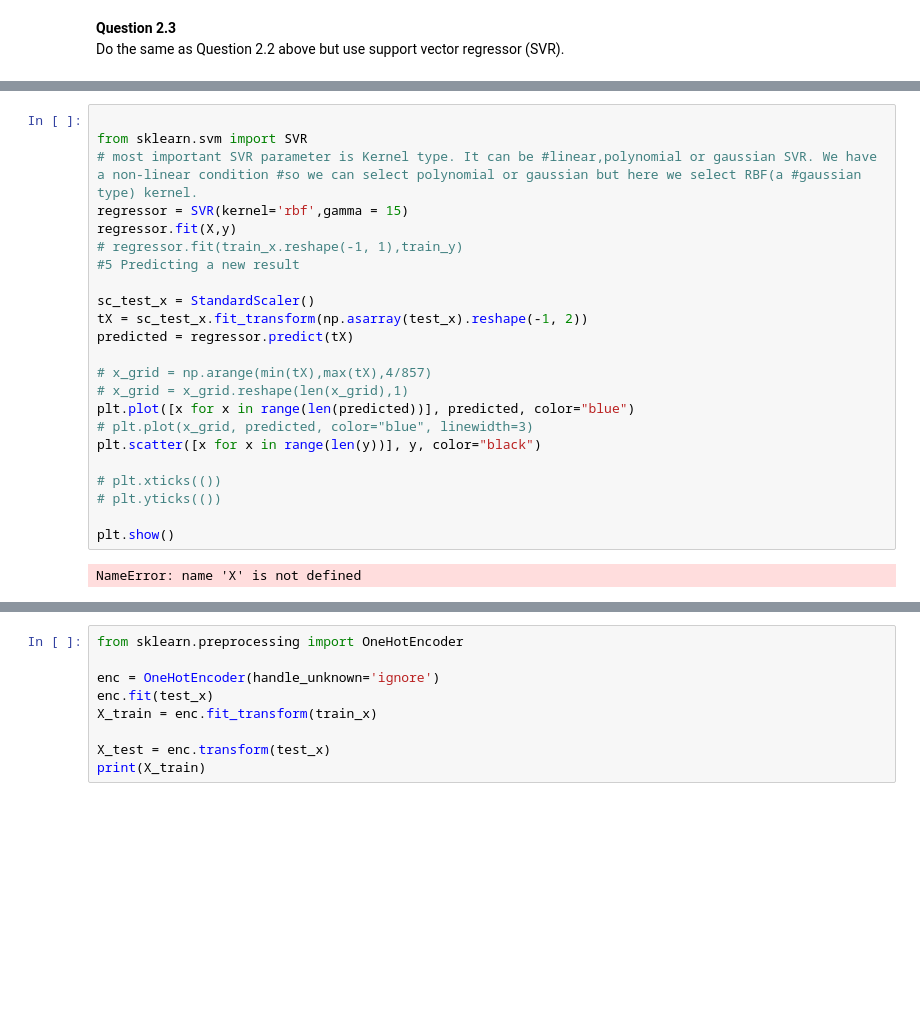
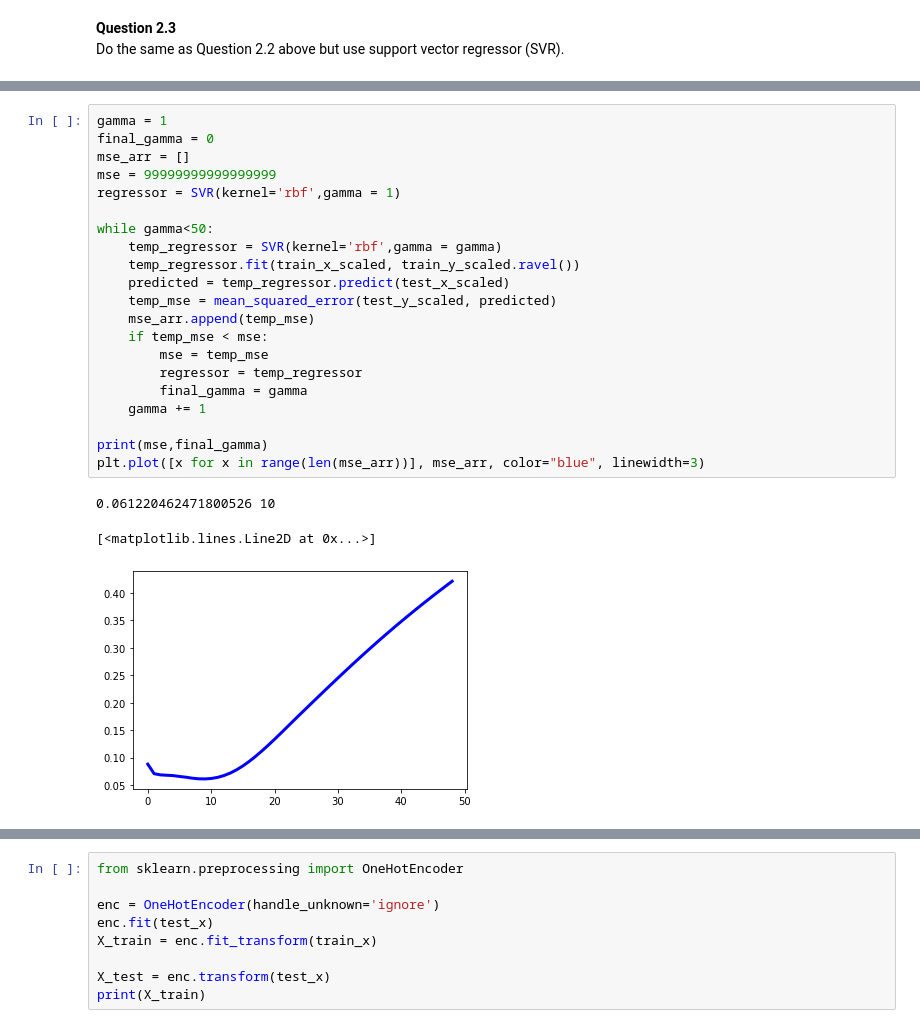
Before and after one commit to EthanWong2212/EE4211_Proj, a Jupyter notebook: part2_test.ipynb, the cells around one changed output, grey strips where cells are left out. Drawn from its saved outputs; the diff is of its cells as text; blank space fills up the shorter version.

Commit message:
Add gamma optimization for svr

```diff
--- a/part2_test.ipynb
+++ b/part2_test.ipynb
@@ -257,25 +235,25 @@ plt.show()
-# %%
-
-from sklearn.svm import SVR
-# most important SVR parameter is Kernel type. It can be #linear,polynomial or gaussian SVR. We have a non-linear condition #so we can select polynomial or gaussian but here we select RBF(a #gaussian type) kernel.
-regressor = SVR(kernel='rbf',gamma = 15)
-regressor.fit(X,y)
-# regressor.fit(train_x.reshape(-1, 1),train_y)
-#5 Predicting a new result
-
-sc_test_x = StandardScaler()
-tX = sc_test_x.fit_transform(np.asarray(test_x).reshape(-1, 2))
-predicted = regressor.predict(tX)
-
-# x_grid = np.arange(min(tX),max(tX),4/857)
-# x_grid = x_grid.reshape(len(x_grid),1)
-plt.plot([x for x in range(len(predicted))], predicted, color="blue")
-# plt.plot(x_grid, predicted, color="blue", linewidth=3)
-plt.scatter([x for x in range(len(y))], y, color="black")
-
-# plt.xticks(())
-# plt.yticks(())
-
-plt.show()
-# %% [output]
-NameError: name 'X' is not defined
+# %%
+gamma = 1
+final_gamma = 0
+mse_arr = []
+mse = 99999999999999999
+regressor = SVR(kernel='rbf',gamma = 1)
+
+while gamma<50:
+    temp_regressor = SVR(kernel='rbf',gamma = gamma)
+    temp_regressor.fit(train_x_scaled, train_y_scaled.ravel())
+    predicted = temp_regressor.predict(test_x_scaled)
+    temp_mse = mean_squared_error(test_y_scaled, predicted)
+    mse_arr.append(temp_mse)
+    if temp_mse < mse:
+        mse = temp_mse
+        regressor = temp_regressor
+        final_gamma = gamma
+    gamma += 1
+
+print(mse,final_gamma)
+plt.plot([x for x in range(len(mse_arr))], mse_arr, color="blue", linewidth=3)
+# %% [output]
+0.061220462471800526 10
+[<matplotlib.lines.Line2D at 0x...>]
+[figure, added]
```
Also changed, not shown: parts of 4 cells of this notebook.
